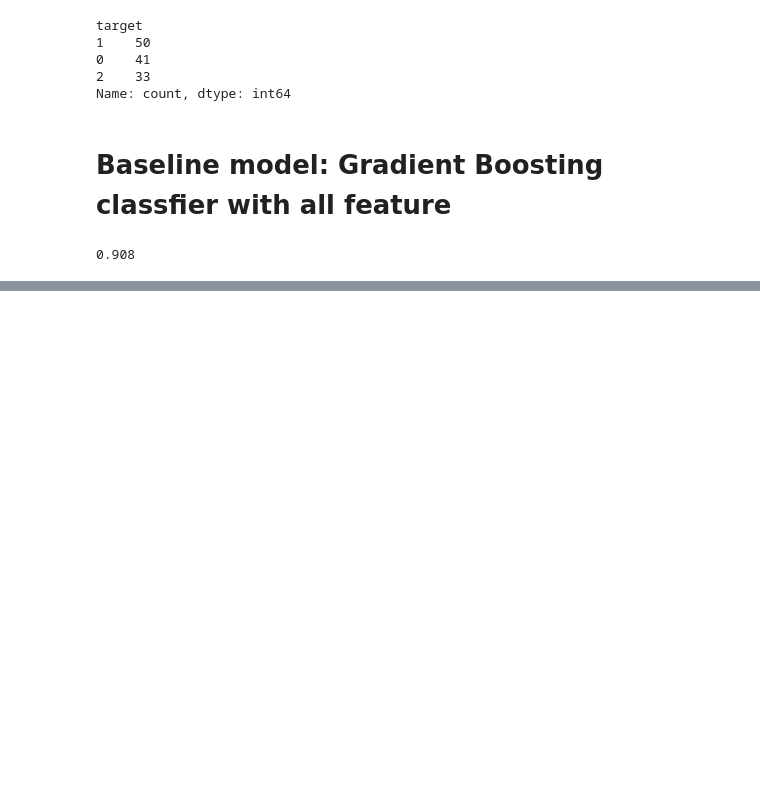
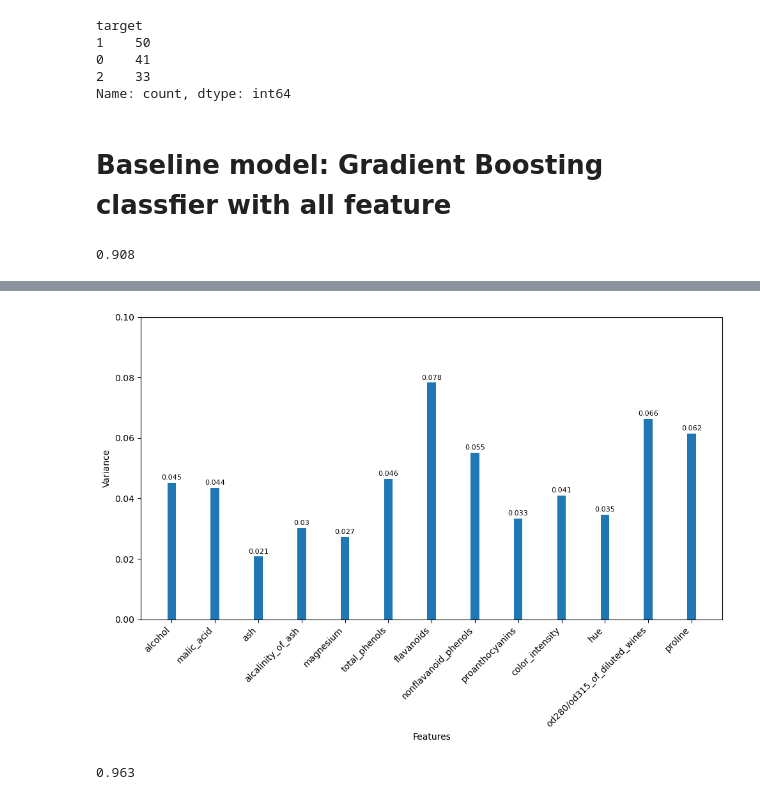
Before and after one commit to Malinda1/feature_selection, a Jupyter notebook: feature_selection.ipynb, the cells around one changed output, grey strips where cells are left out. Saved outputs shown, nothing was run; the diff lists cells and outputs as text; code cells hidden in the pictures; blank space fills up the shorter version.

```diff
--- a/feature_selection.ipynb
+++ b/feature_selection.ipynb
@@ -112,0 +117,2 @@ print(f1_score_all)
+# %%
+X_train_v1, X_test_v1, y_train_v1, y_test_v1 = X_train.copy(), X_test.copy(), y_train.copy(), y_test.copy()
@@ -112,0 +138,39 @@ print(f1_score_all)
+# %%
+from sklearn.preprocessing import MinMaxScaler
+
+scaler = MinMaxScaler()
+
+scaled_X_train_v1 = scaler.fit_transform(X_train_v1)
+# %%
+fig, ax = plt.subplots()
+
+x = X.columns
+y = scaled_X_train_v1.var(axis = 0)
+
+ax.bar(x, y, width = 0.2)
+ax.set_xlabel('Features')
+ax.set_ylabel('Variance')
+ax.set_ylim(0, 0.1)
+# Rotate x-axis labels to prevent overlap
+ax.set_xticks(range(len(x)))
+ax.set_xticklabels(x, rotation=45, ha='right', fontsize=10)
+
+for index, value in enumerate(y):
+    plt.text(x= index, y = value+0.001, s = str(round(value, 3)), ha = 'center', fontsize = 8)
+
+
+plt.tight_layout()
+# %% [output]
+[figure, added]
+# %%
+sel_X_train_v1 = X_train_v1.drop(['ash', 'magnesium'], axis = 1)
+sel_X_test_v1 = X_test_v1.drop(['ash', 'magnesium'], axis = 1)
+
+gbc.fit(sel_X_train_v1, y_train_v1)
+var_preds = gbc.predict(sel_X_test_v1)
+
+f1_score_var = round(f1_score(y_test_v1, var_preds, average = 'weighted'), 3)
+
+print(f1_score_var)
+# %% [output]
+0.963
```
Also changed, not shown: parts of 3 cells of this notebook.
